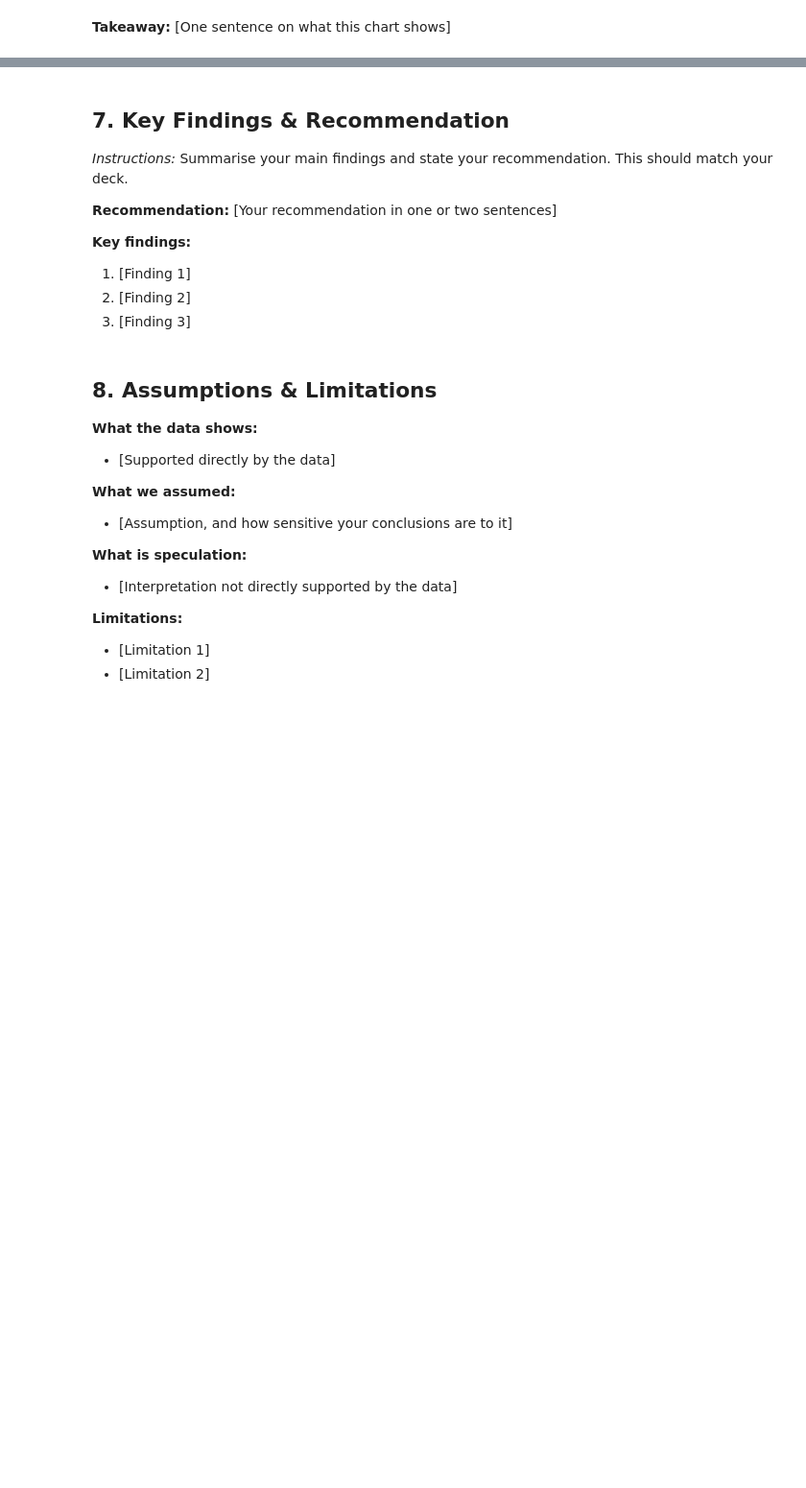
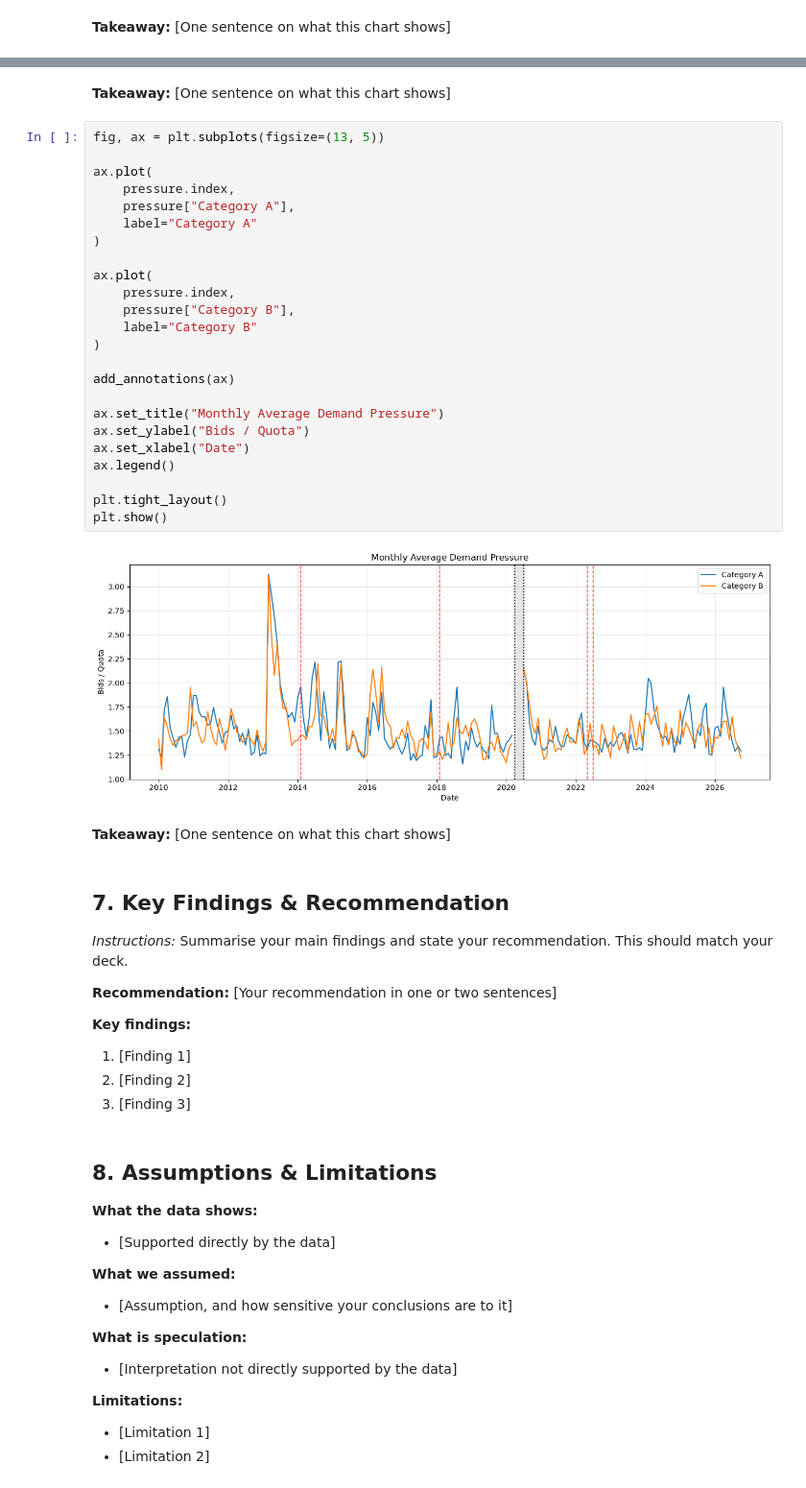
Before and after one commit to XiongZirui/mixue, a Jupyter notebook: main.ipynb, the cells around one changed output, grey strips where cells are left out. Shown at 96% size. Saved outputs shown, nothing was run; the diff lists cells and outputs as text; blank space fills up the shorter version.

```diff
--- a/main.ipynb
+++ b/main.ipynb
@@ -273,3 +411,33 @@ plt.show()
+# %% [markdown]
+**Takeaway:** [One sentence on what this chart shows]
+# %%
+fig, ax = plt.subplots(figsize=(13, 5))
+
+ax.plot(
+    pressure.index,
+    pressure["Category A"],
+    label="Category A"
+)
+
+ax.plot(
+    pressure.index,
+    pressure["Category B"],
+    label="Category B"
+)
+
+add_annotations(ax)
+
+ax.set_title("Monthly Average Demand Pressure")
+ax.set_ylabel("Bids / Quota")
+ax.set_xlabel("Date")
+ax.legend()
+
+plt.tight_layout()
+plt.show()
+# %% [output]
+[figure, added]
+# %% [markdown]
+**Takeaway:** [One sentence on what this chart shows]
 # %% [markdown]
 ## 7. Key Findings & Recommendation
 
```
Also changed, not shown: parts of 14 cells of this notebook.
